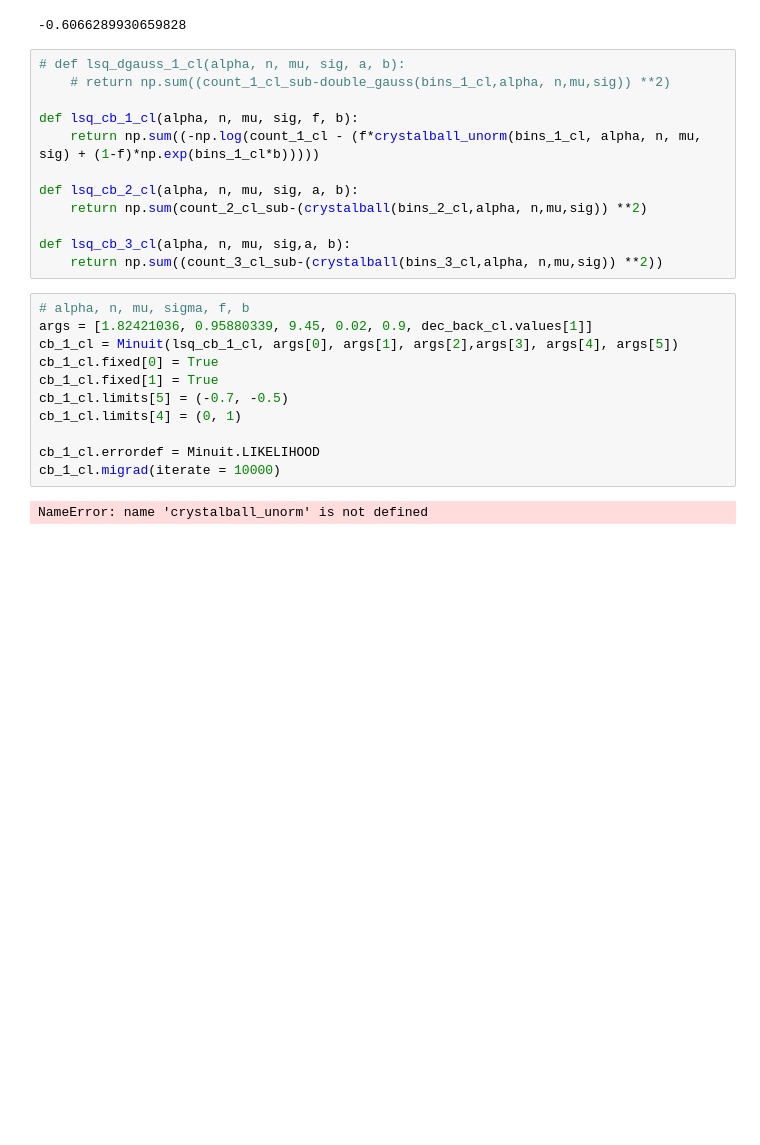
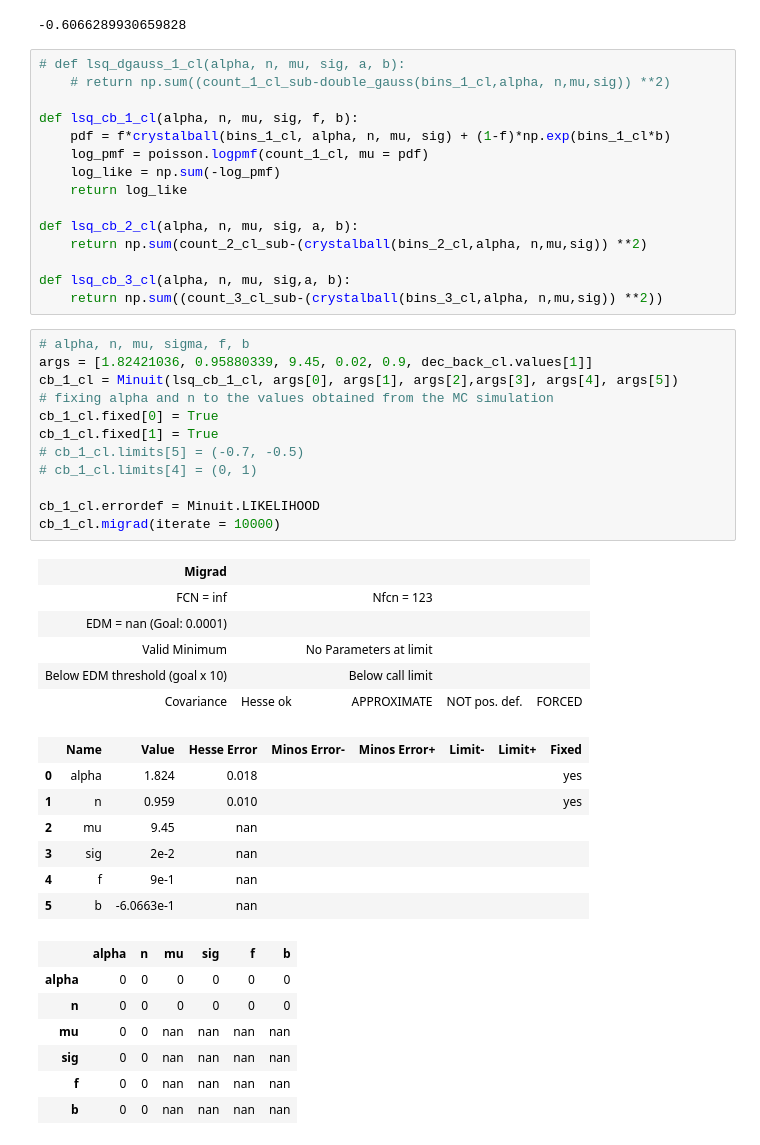
Before and after one commit to aqnemo32/project_f1_dah, a Jupyter notebook: iminuit_test.ipynb, the cells around one changed output. Saved outputs shown, nothing was run; the diff lists cells and outputs as text; blank space fills up the shorter version.

```diff
--- a/iminuit_test.ipynb
+++ b/iminuit_test.ipynb
@@ -545,7 +546,10 @@ print(dec_back_cl.values[1])
     # return np.sum((count_1_cl_sub-double_gauss(bins_1_cl,alpha, n,mu,sig)) **2)
 
 def lsq_cb_1_cl(alpha, n, mu, sig, f, b):
-    return np.sum((-np.log(count_1_cl - (f*crystalball_unorm(bins_1_cl, alpha, n, mu, sig) + (1-f)*np.exp(bins_1_cl*b)))))
+    pdf = f*crystalball(bins_1_cl, alpha, n, mu, sig) + (1-f)*np.exp(bins_1_cl*b)
+    log_pmf = poisson.logpmf(count_1_cl, mu = pdf)
+    log_like = np.sum(-log_pmf)
+    return log_like
 
 def lsq_cb_2_cl(alpha, n, mu, sig, a, b):
     return np.sum(count_2_cl_sub-(crystalball(bins_2_cl,alpha, n,mu,sig)) **2)
@@ -555,16 +559,36 @@ def lsq_cb_3_cl(alpha, n, mu, sig,a, b):
 # %%
 # alpha, n, mu, sigma, f, b
 args = [1.82421036, 0.95880339, 9.45, 0.02, 0.9, dec_back_cl.values[1]]
 cb_1_cl = Minuit(lsq_cb_1_cl, args[0], args[1], args[2],args[3], args[4], args[5])
+# fixing alpha and n to the values obtained from the MC simulation
 cb_1_cl.fixed[0] = True
 cb_1_cl.fixed[1] = True
-cb_1_cl.limits[5] = (-0.7, -0.5)
-cb_1_cl.limits[4] = (0, 1)
+# cb_1_cl.limits[5] = (-0.7, -0.5)
+# cb_1_cl.limits[4] = (0, 1)
 
 cb_1_cl.errordef = Minuit.LIKELIHOOD
 cb_1_cl.migrad(iterate = 10000)
 # %% [output]
-NameError: name 'crystalball_unorm' is not defined
+| Migrad |  |  |  |  |
+| FCN = inf |  | Nfcn = 123 |  |  |
+| EDM = nan (Goal: 0.0001) |  |  |  |  |
+| Valid Minimum |  | No Parameters at limit |  |  |
+| Below EDM threshold (goal x 10) |  | Below call limit |  |  |
+| Covariance | Hesse ok | APPROXIMATE | NOT pos. def. | FORCED |
+|  | Name | Value | Hesse Error | Minos Error- | Minos Error+ | Limit- | Limit+ | Fixed |
+| 0 | alpha | 1.824 | 0.018 |  |  |  |  | yes |
+| 1 | n | 0.959 | 0.010 |  |  |  |  | yes |
+| 2 | mu | 9.45 | nan |  |  |  |  |  |
+| 3 | sig | 2e-2 | nan |  |  |  |  |  |
+| 4 | f | 9e-1 | nan |  |  |  |  |  |
+| 5 | b | -6.0663e-1 | nan |  |  |  |  |  |
+|  | alpha | n | mu | sig | f | b |
+| alpha | 0 | 0 | 0 | 0 | 0 | 0 |
+| n | 0 | 0 | 0 | 0 | 0 | 0 |
+| mu | 0 | 0 | nan | nan | nan | nan |
+| sig | 0 | 0 | nan | nan | nan | nan |
+| f | 0 | 0 | nan | nan | nan | nan |
+| b | 0 | 0 | nan | nan | nan | nan |
 # %%
 alpha_cl = cb_1_cl.values[0]
 n_cl = cb_1_cl.values[1]
```
Also changed, not shown: parts of 2 cells of this notebook, 1 other file.
